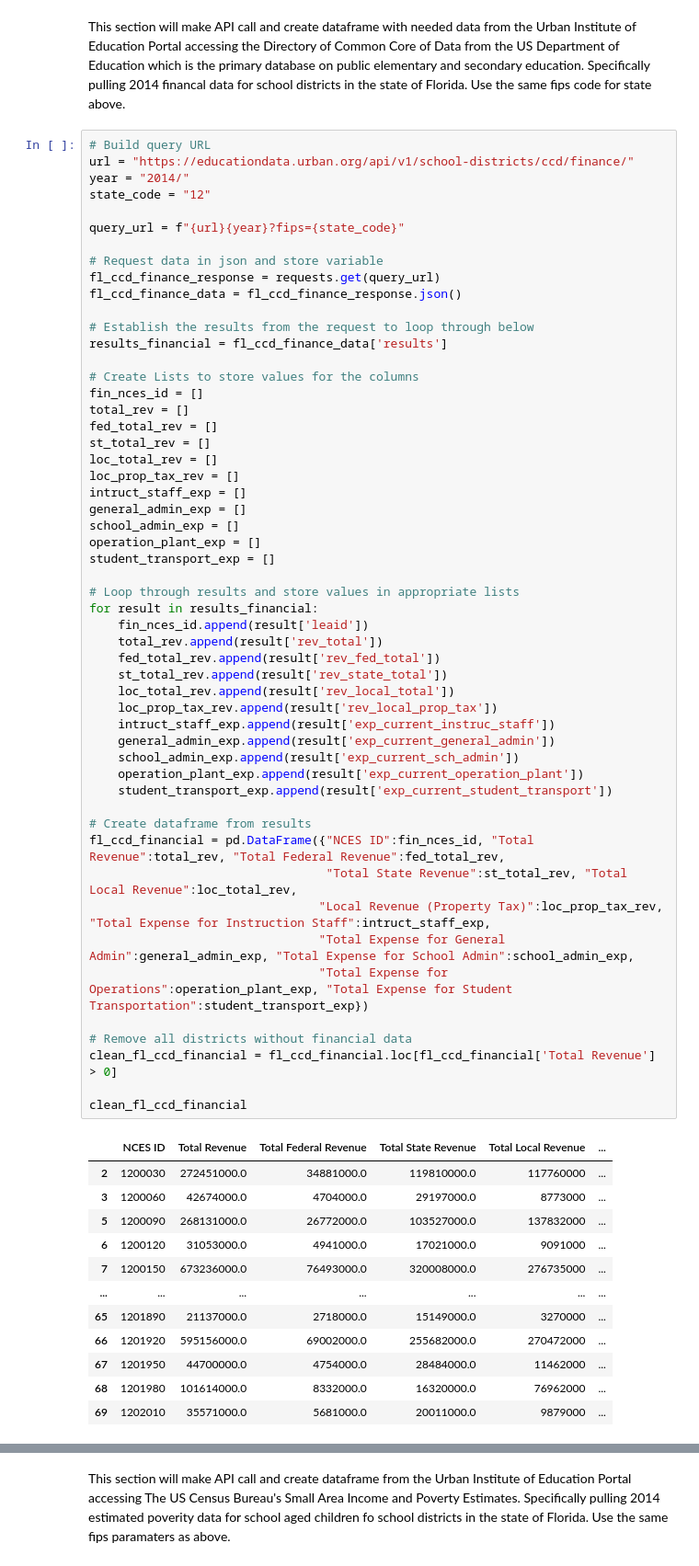
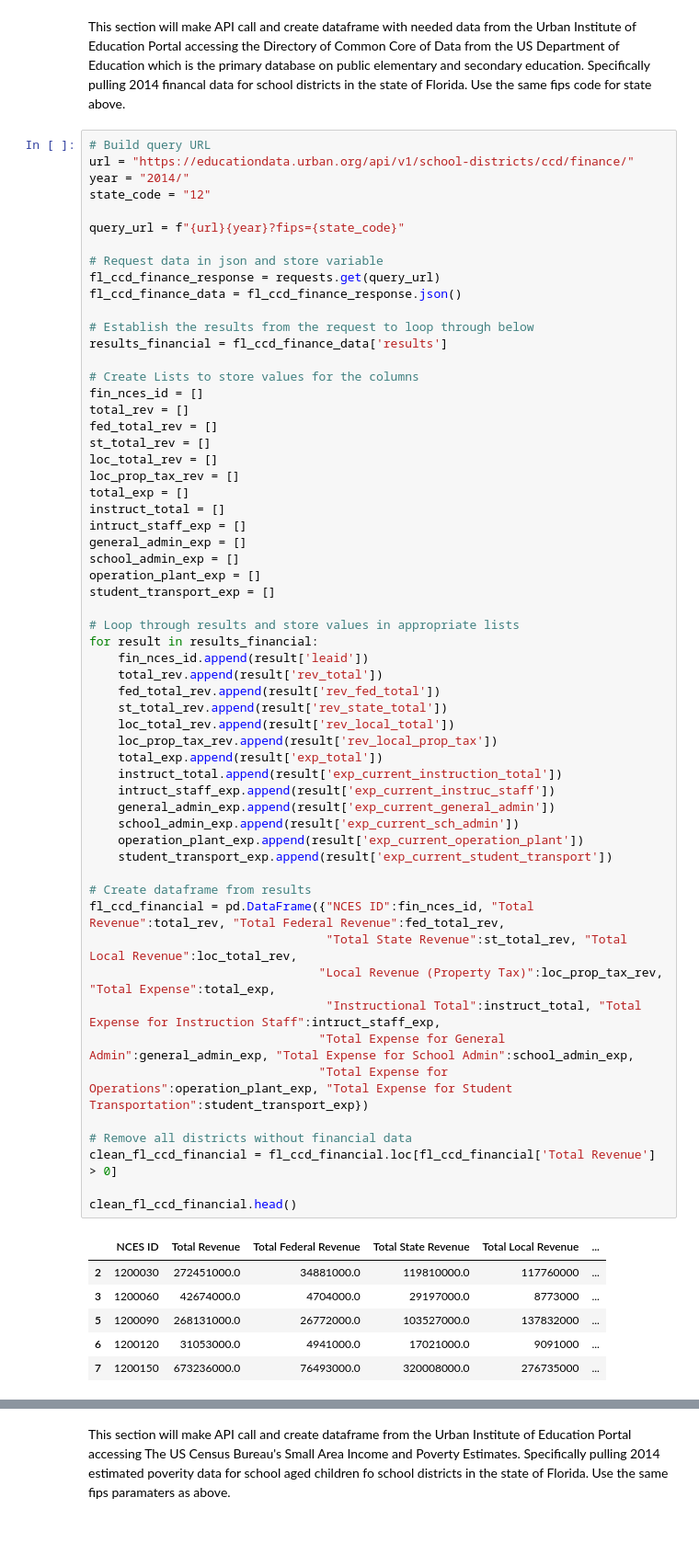
Before and after one commit to jjwilliams11/project1, a Jupyter notebook: Education_Dropout/FL_Education_Dropout_imports.ipynb, the cells around one changed output, grey strips where cells are left out. Shown: that part at 92% size. Saved outputs shown, nothing was run; the diff lists cells and outputs as text; blank space fills up the shorter version.

```diff
--- a/Education_Dropout/FL_Education_Dropout_imports.ipynb
+++ b/Education_Dropout/FL_Education_Dropout_imports.ipynb
@@ -131,6 +131,8 @@ fed_total_rev = []
 st_total_rev = []
 loc_total_rev = []
 loc_prop_tax_rev = []
+total_exp = []
+instruct_total = []
 intruct_staff_exp = []
 general_admin_exp = []
 school_admin_exp = []
@@ -140,38 +142,35 @@ student_transport_exp = []
 # Loop through results and store values in appropriate lists
 for result in results_financial:
     fin_nces_id.append(result['leaid'])
     total_rev.append(result['rev_total'])
     fed_total_rev.append(result['rev_fed_total'])
     st_total_rev.append(result['rev_state_total'])
     loc_total_rev.append(result['rev_local_total'])
     loc_prop_tax_rev.append(result['rev_local_prop_tax'])
+    total_exp.append(result['exp_total'])
+    instruct_total.append(result['exp_current_instruction_total'])
     intruct_staff_exp.append(result['exp_current_instruc_staff'])
     general_admin_exp.append(result['exp_current_general_admin'])
     school_admin_exp.append(result['exp_current_sch_admin'])
     operation_plant_exp.append(result['exp_current_operation_plant'])
     student_transport_exp.append(result['exp_current_student_transport'])
 
 # Create dataframe from results
 fl_ccd_financial = pd.DataFrame({"NCES ID":fin_nces_id, "Total Revenue":total_rev, "Total Federal Revenue":fed_total_rev,
                                  "Total State Revenue":st_total_rev, "Total Local Revenue":loc_total_rev,
-                                "Local Revenue (Property Tax)":loc_prop_tax_rev, "Total Expense for Instruction Staff":intruct_staff_exp,
+                                "Local Revenue (Property Tax)":loc_prop_tax_rev, "Total Expense":total_exp,
+                                 "Instructional Total":instruct_total, "Total Expense for Instruction Staff":intruct_staff_exp,
                                 "Total Expense for General Admin":general_admin_exp, "Total Expense for School Admin":school_admin_exp,
                                 "Total Expense for Operations":operation_plant_exp, "Total Expense for Student Transportation":student_transport_exp})
 
 # Remove all districts without financial data
 clean_fl_ccd_financial = fl_ccd_financial.loc[fl_ccd_financial['Total Revenue'] > 0]
 
-clean_fl_ccd_financial
+clean_fl_ccd_financial.head()
 # %% [output]
 |  | NCES ID | Total Revenue | Total Federal Revenue | Total State Revenue | Total Local Revenue | ... |
 | 2 | 1200030 | 272451000.0 | 34881000.0 | 119810000.0 | 117760000 | ... |
 | 3 | 1200060 | 42674000.0 | 4704000.0 | 29197000.0 | 8773000 | ... |
 | 5 | 1200090 | 268131000.0 | 26772000.0 | 103527000.0 | 137832000 | ... |
 | 6 | 1200120 | 31053000.0 | 4941000.0 | 17021000.0 | 9091000 | ... |
 | 7 | 1200150 | 673236000.0 | 76493000.0 | 320008000.0 | 276735000 | ... |
-| ... | ... | ... | ... | ... | ... | ... |
-| 65 | 1201890 | 21137000.0 | 2718000.0 | 15149000.0 | 3270000 | ... |
-| 66 | 1201920 | 595156000.0 | 69002000.0 | 255682000.0 | 270472000 | ... |
-| 67 | 1201950 | 44700000.0 | 4754000.0 | 28484000.0 | 11462000 | ... |
-| 68 | 1201980 | 101614000.0 | 8332000.0 | 16320000.0 | 76962000 | ... |
-| 69 | 1202010 | 35571000.0 | 5681000.0 | 20011000.0 | 9879000 | ... |
```
Also changed, not shown: parts of 11 cells of this notebook, 1 other file.
